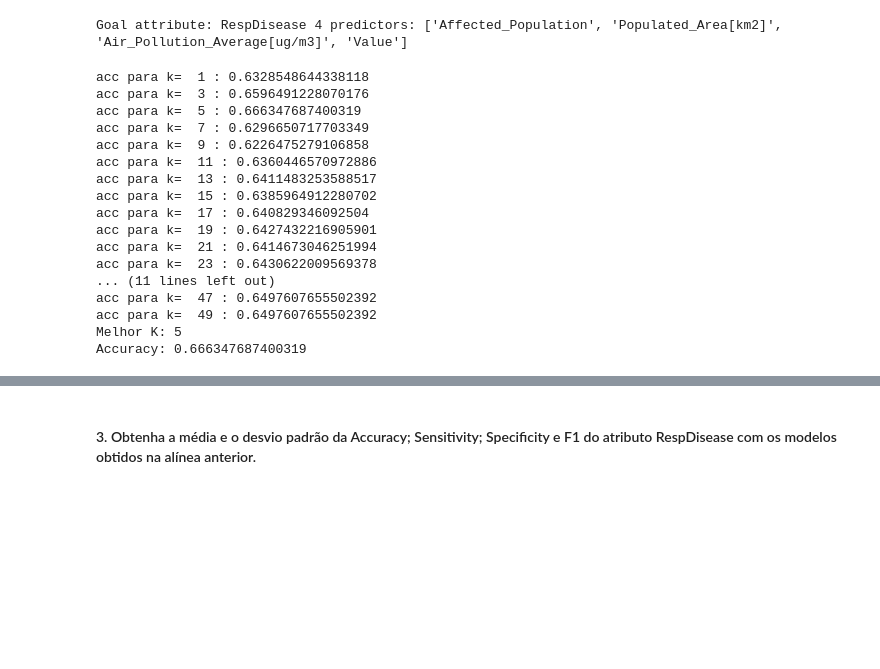
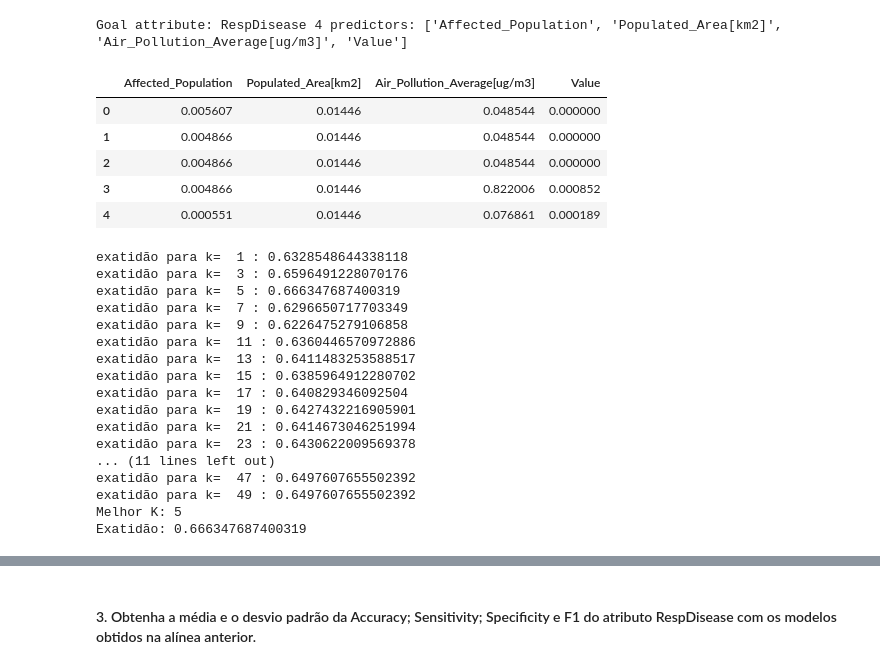
Before and after one commit to 1221715JorgeCruz/ANADI_MFC_3NA_1221715_1191843_1100719, a Jupyter notebook: trabalho_pratico_02/4.3-Classificacao.ipynb, the cells around one changed output, grey strips where cells are left out. Drawn from its saved outputs; the diff is of its cells as text; code cells hidden in the pictures; blank space fills up the shorter version.

```diff
--- a/trabalho_pratico_02/4.3-Classificacao.ipynb
+++ b/trabalho_pratico_02/4.3-Classificacao.ipynb
@@ -440,6 +507,21 @@ y=df_grouped[goalAttrib]
 y=labelencode.fit_transform(y)
 
 X_train,X_test,y_train,y_test = train_test_split(X,y,test_size=0.3,random_state=27)
+# %%
+# Normalizar os dados
+
+scaled_data = MinMaxScaler().fit_transform(df_grouped[features])
+scaled_dataframe = pd.DataFrame(data=scaled_data,columns=df_grouped[features].columns)
+scaled_dataframe.head(5)
+
+## tem que ser feito depois do split!!! aplica-se em todos os algoritmos
+# %% [output]
+|  | Affected_Population | Populated_Area[km2] | Air_Pollution_Average[ug/m3] | Value |
+| 0 | 0.005607 | 0.01446 | 0.048544 | 0.000000 |
+| 1 | 0.004866 | 0.01446 | 0.048544 | 0.000000 |
+| 2 | 0.004866 | 0.01446 | 0.048544 | 0.000000 |
+| 3 | 0.004866 | 0.01446 | 0.822006 | 0.000852 |
+| 4 | 0.000551 | 0.01446 | 0.076861 | 0.000189 |
 # %%
 from sklearn.neighbors import KNeighborsClassifier
 from sklearn.metrics import accuracy_score
@@ -451,36 +533,35 @@ kstep = 2
 
 for K in range(1,kmax,kstep):
     model = KNeighborsClassifier(n_neighbors=K)
-    model.fit(X_train, y_train)
-    y_pred = model.predict(X_test)
-    acc=accuracy_score(y_test, y_pred)
-    accuracy_list.append(acc)
+    model.fit(X_train, y_train) # ajustar o modelo
+    y_pred = model.predict(X_test) #fazer previsões no set de teste
+    acc=accuracy_score(y_test, y_pred) # exatidao
+    accuracy_list.append(acc) #adicionar volor de exatidão a uma lista de exatidões
     k_list.append(K)
 
-    print('acc para k= ', K, ':', acc)
+    print('exatidão para k= ', K, ':', acc)
 
 # Encontrar a melhor exatidao correspondente ao valor K
-
 best_acc =max(accuracy_list)
-best_k = k_list[accuracy_list.index(best_acc)]
+best_k = k_list[accuracy_list.index(best_acc)] # k correspondente à melhor exatidão
 
 print('Melhor K:', best_k)
-print('Accuracy:', best_acc)
+print('Exatidão:', best_acc)
 # %% [output]
-acc para k=  1 : 0.6328548644338118
-acc para k=  3 : 0.6596491228070176
-acc para k=  5 : 0.666347687400319
-acc para k=  7 : 0.6296650717703349
-acc para k=  9 : 0.6226475279106858
-acc para k=  11 : 0.6360446570972886
-acc para k=  13 : 0.6411483253588517
-acc para k=  15 : 0.6385964912280702
-acc para k=  17 : 0.640829346092504
-acc para k=  19 : 0.6427432216905901
-acc para k=  21 : 0.6414673046251994
-acc para k=  23 : 0.6430622009569378
+exatidão para k=  1 : 0.6328548644338118
+exatidão para k=  3 : 0.6596491228070176
+exatidão para k=  5 : 0.666347687400319
+exatidão para k=  7 : 0.6296650717703349
+exatidão para k=  9 : 0.6226475279106858
+exatidão para k=  11 : 0.6360446570972886
+exatidão para k=  13 : 0.6411483253588517
+exatidão para k=  15 : 0.6385964912280702
+exatidão para k=  17 : 0.640829346092504
+exatidão para k=  19 : 0.6427432216905901
+exatidão para k=  21 : 0.6414673046251994
+exatidão para k=  23 : 0.6430622009569378
 ... (11 lines left out)
-acc para k=  47 : 0.6497607655502392
-acc para k=  49 : 0.6497607655502392
+exatidão para k=  47 : 0.6497607655502392
+exatidão para k=  49 : 0.6497607655502392
 Melhor K: 5
-Accuracy: 0.666347687400319
+Exatidão: 0.666347687400319
```
Also changed, not shown: parts of 8 cells of this notebook.
